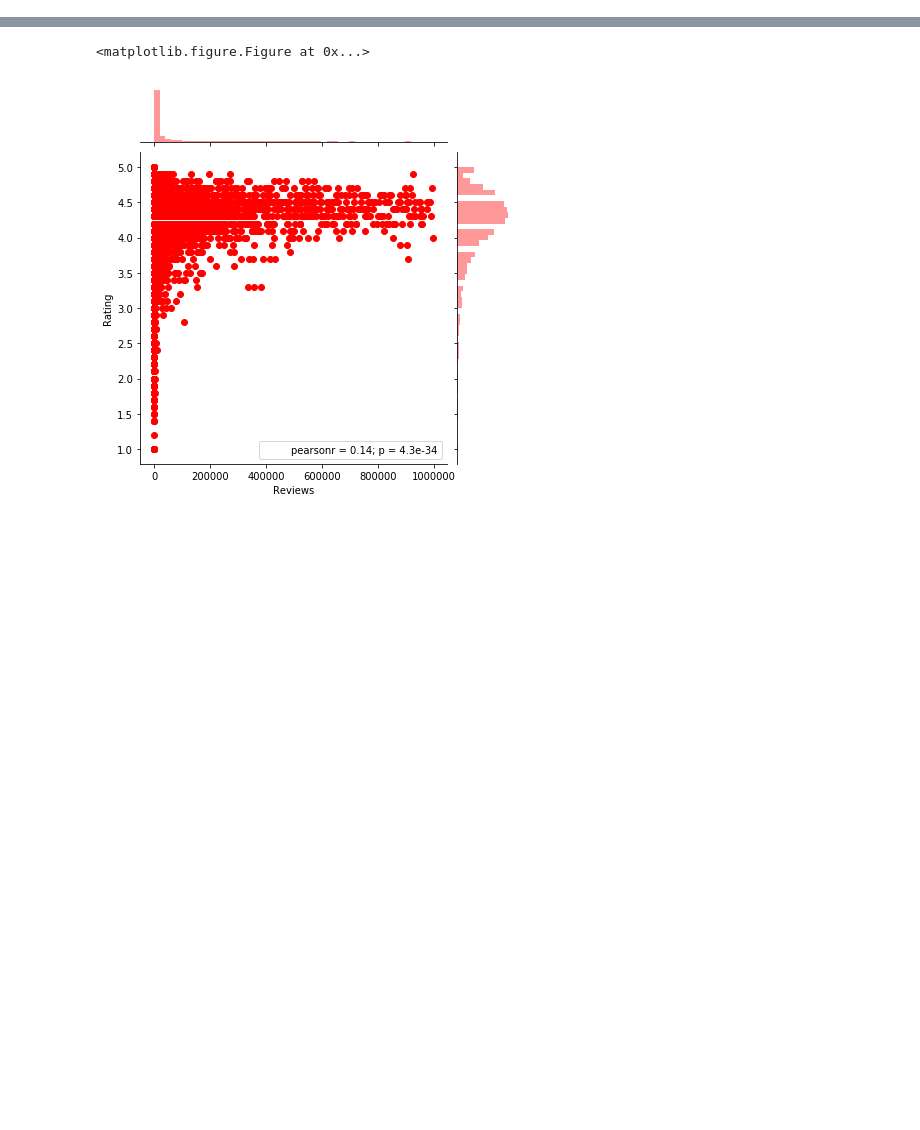
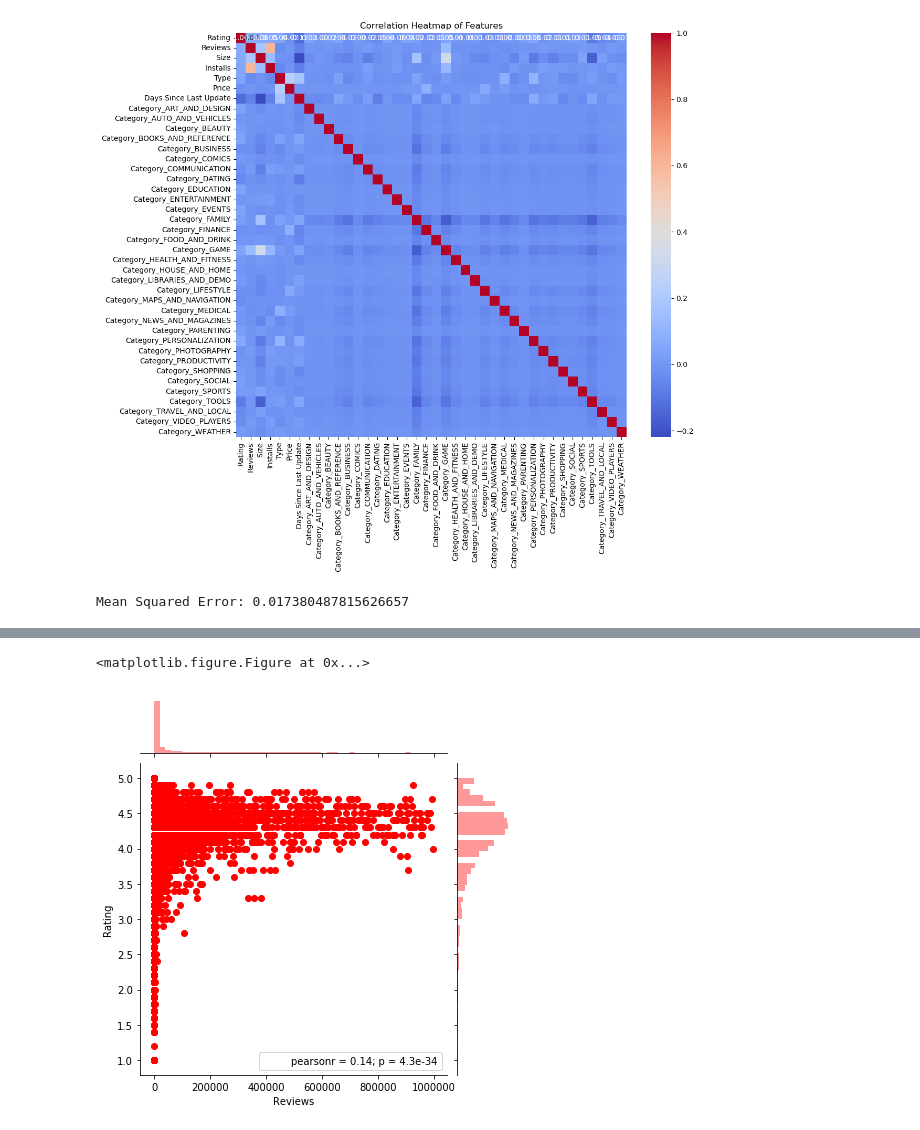
Before and after one commit to jungnlee/python, a Jupyter notebook: googleplaystore.ipynb, the cells around one changed output, grey strips where cells are left out. Saved outputs shown, nothing was run; the diff lists cells and outputs as text; code cells hidden in the pictures; blank space fills up the shorter version.

```diff
--- a/googleplaystore.ipynb
+++ b/googleplaystore.ipynb
@@ -701,0 +411,10 @@ g = sns.jointplot(x="Installs", y="Reviews",color = 'red', data=df2[df2['Install
+# %%
+# 수치형 컬럼 선택
+numeric_columns = com_df.select_dtypes(include=['float64', 'int64']).columns
+# 스케일링
+scaler = StandardScaler()
+numeric_data = com_df[numeric_columns]
+com_df[numeric_columns] = scaler.fit_transform(numeric_data)
+
+# 결과 출력
+print("Cleaned and Scaled Data:\n", com_df.head())
@@ -701,0 +436,11 @@ g = sns.jointplot(x="Installs", y="Reviews",color = 'red', data=df2[df2['Install
+# %%
+from sklearn.preprocessing import MinMaxScaler
+
+numeric_columns = com_df.select_dtypes(include=['float64', 'int64']).columns
+
+# "Scaling the data to be between 0 and 1
+scaler = MinMaxScaler()
+numeric_data = com_df[numeric_columns]
+com_df[numeric_columns] = scaler.fit_transform(numeric_data)
+
+print("Cleaned and Scaled Data:\n", com_df.head())
@@ -701,0 +462,7 @@ g = sns.jointplot(x="Installs", y="Reviews",color = 'red', data=df2[df2['Install
+# %%
+# dummy features
+app_dummies = pd.get_dummies(com_df[['Category']], drop_first=False)
+app_combined = pd.concat([com_df, app_dummies], axis=1)
+
+# result
+print(app_combined.head())
@@ -701,0 +503,3 @@ g = sns.jointplot(x="Installs", y="Reviews",color = 'red', data=df2[df2['Install
+# %%
+result_df = app_combined.drop(['Category'], axis=1)
+result_df.info()
@@ -701,0 +524,11 @@ g = sns.jointplot(x="Installs", y="Reviews",color = 'red', data=df2[df2['Install
+# %%
+# 각 feature 간의 상관계수 계산
+correlation_matrix = result_df.corr()
+
+# 히트맵 그리기
+plt.figure(figsize=(12, 10))
+sns.heatmap(correlation_matrix, annot=True, cmap='coolwarm', fmt=".2f")
+plt.title("Correlation Heatmap of Features")
+plt.show()
+# %% [output]
+[figure, added]
@@ -701,0 +555,12 @@ g = sns.jointplot(x="Installs", y="Reviews",color = 'red', data=df2[df2['Install
+# %%
+from sklearn.metrics import mean_squared_error
+
+# 테스트 데이터에 대한 예측을 생성합니다
+y_pred = model.predict(X_test)
+
+# 평균 제곱 오차를 계산합니다
+mse = mean_squared_error(y_test, y_pred)
+
+print("Mean Squared Error:", mse)
+# %% [output]
+Mean Squared Error: 0.017380487815626657
```
Also changed, not shown: parts of 123 cells of this notebook.
